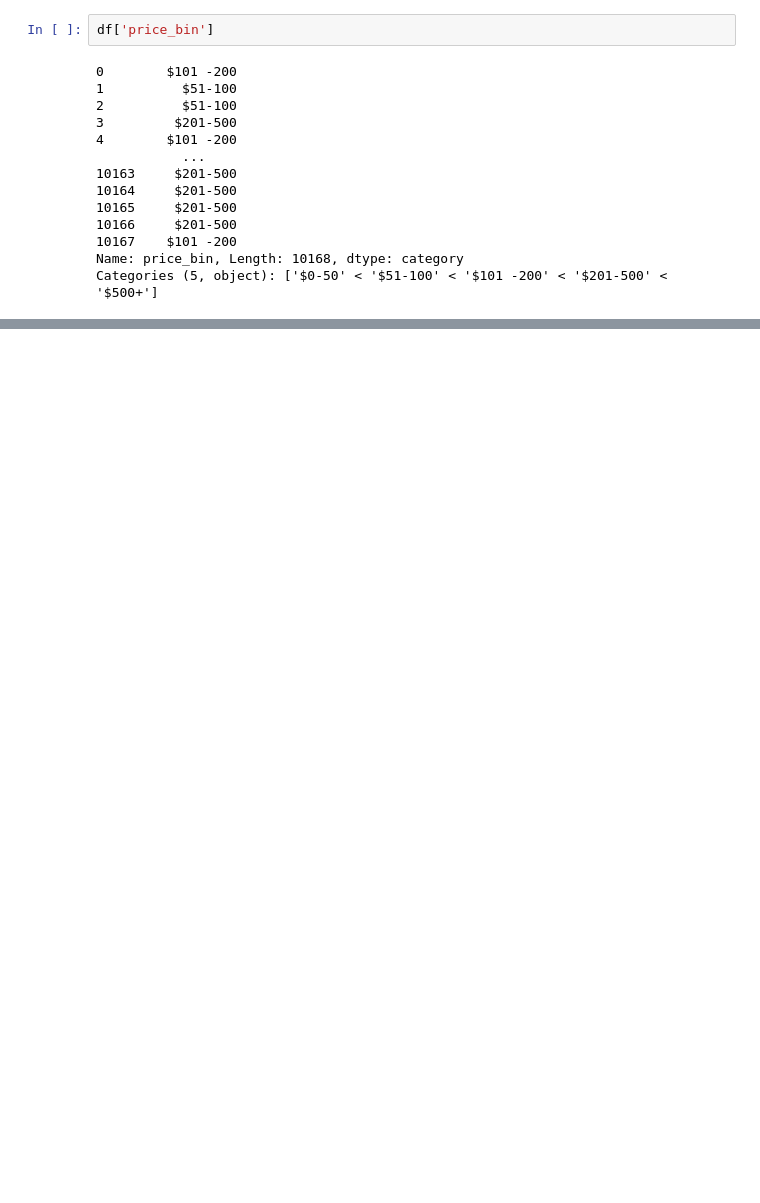
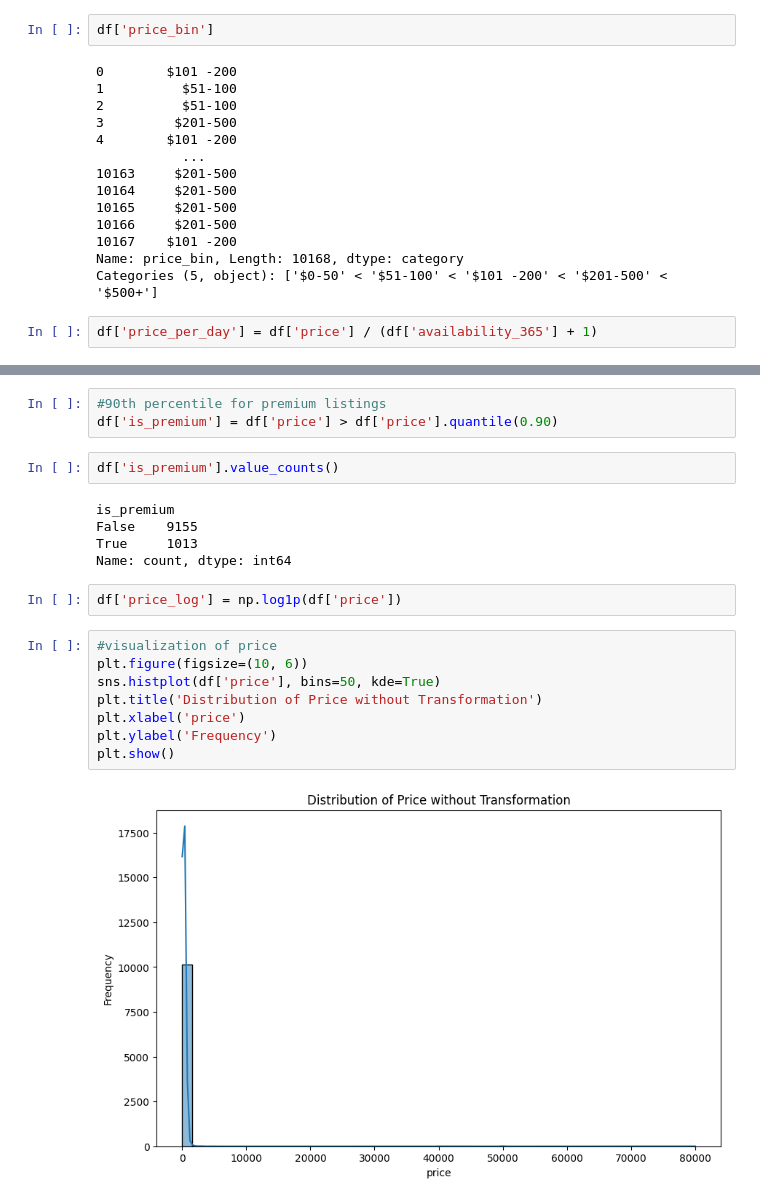
Before and after one commit to supremkc05/AirBnB-Pricing, a Jupyter notebook: notebook/cleaning.ipynb, the cells around one changed output, grey strips where cells are left out. Cells and saved outputs as stored; diff of their text form; blank space fills up the shorter version.

```diff
--- a/notebook/cleaning.ipynb
+++ b/notebook/cleaning.ipynb
@@ -168,3 +170,5 @@ df['price_bin']
 10167    $101 -200
 Name: price_bin, Length: 10168, dtype: category
 Categories (5, object): ['$0-50' < '$51-100' < '$101 -200' < '$201-500' < '$500+']
+# %%
+df['price_per_day'] = df['price'] / (df['availability_365'] + 1)
@@ -170,0 +190,22 @@ Categories (5, object): ['$0-50' < '$51-100' < '$101 -200' < '$201-500' < '$500+
+# %%
+#90th percentile for premium listings
+df['is_premium'] = df['price'] > df['price'].quantile(0.90)
+# %%
+df['is_premium'].value_counts()
+# %% [output]
+is_premium
+False    9155
+True     1013
+Name: count, dtype: int64
+# %%
+df['price_log'] = np.log1p(df['price'])
+# %%
+#visualization of price
+plt.figure(figsize=(10, 6))
+sns.histplot(df['price'], bins=50, kde=True)
+plt.title('Distribution of Price without Transformation')
+plt.xlabel('price')
+plt.ylabel('Frequency')
+plt.show()
+# %% [output]
+[figure, added]
```
Also changed, not shown: parts of 4 cells of this notebook.
